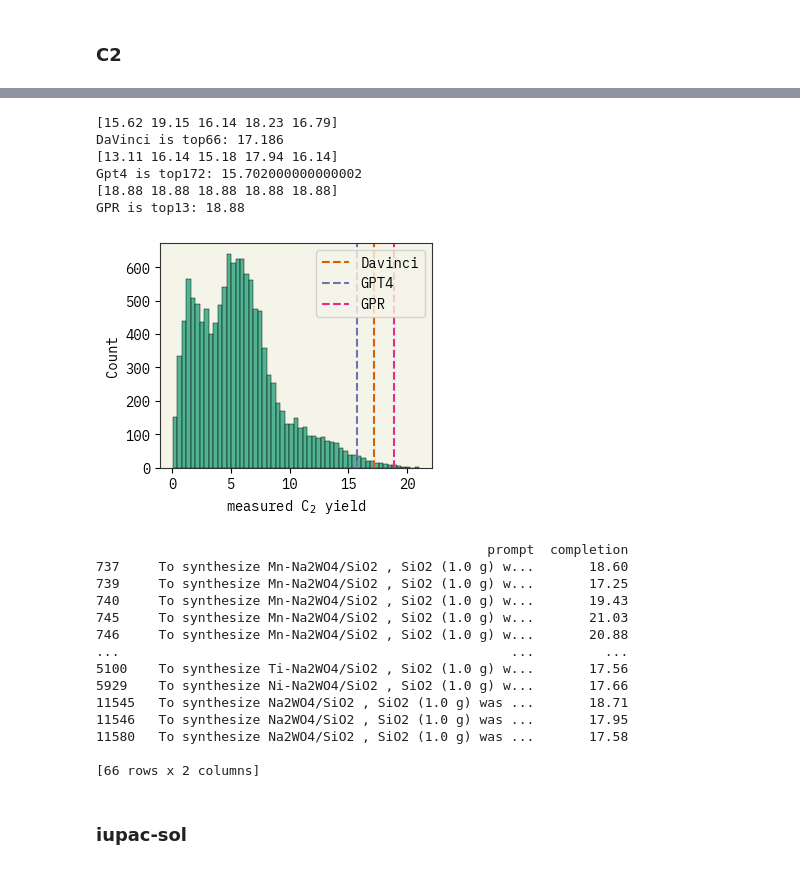
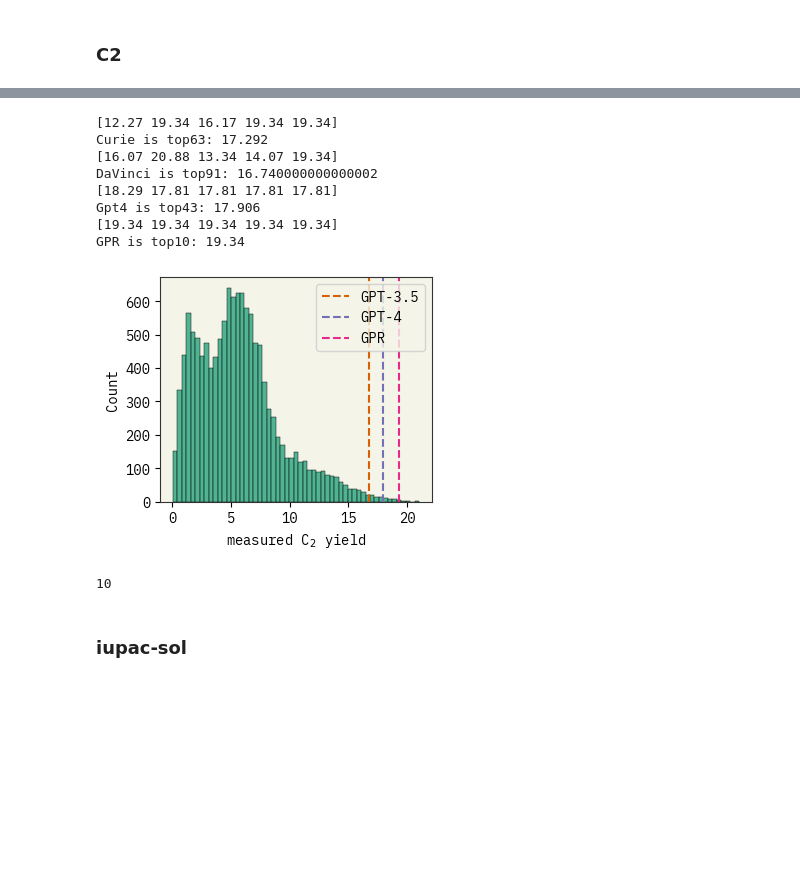
Before and after one commit to ur-whitelab/BO-LIFT, a Jupyter notebook: paper/BO_experiments.ipynb, the cells around one changed output, grey strips where cells are left out. Drawn from its saved outputs; the diff is of its cells as text; code cells hidden in the pictures; blank space fills up the shorter version.

```diff
--- a/paper/BO_experiments.ipynb
+++ b/paper/BO_experiments.ipynb
@@ -344,16 +345,0 @@ plt.show()
-# %%
-pools = [
-    # './out/C2_davinci_fulldataset_new_subpool_16_allrandom_1init.pkl',
-    # './out/C2_davinci_12744_1_16hh.pkl',
-    # './out/C2_davinci_fulldataset_subpool_16_no_random_1_init.pkl',
-    './out/C2_davinci_fulldataset_subpool_16_no_random_newest_seed0_2_init.pkl',
-    # './out/C2_davinci_12744_1_tree.pkl',
-]
-for p in pools:
-    print(p)
-    d = cloudpickle.load(open(p, "rb"))
-    for k in d.keys():
-        for run in d[k][:, :, 0]:
-            print(k, [r[14:r.find(",")] for r in run])
-
-    print()
@@ -378,52 +346,48 @@ probability_of_improvement [' Mn-BaWO4/SiO2 ', ' Mn-Na2WO4/SiC ', ' SiC ', ' BN
 # %%
-d_davinci = cloudpickle.load(open("paper/out/C2_davinci_100.pkl", "rb"))
-print(d_davinci['expected_improvement'][:, -1, 1].astype(float))
-best_davinci = d_davinci['expected_improvement'][:, :, 1].astype(float).mean(axis=0)[-1]
+d_curie = cloudpickle.load(open("./out/C2_curie_12744_1_16nr.pkl", "rb"))
+print(d_curie['expected_improvement'][:, -1, 2].astype(float))
+best_curie = d_curie['expected_improvement'][:, :, 2].astype(float).mean(axis=0)[-1]
+print(f"Curie is top{np.sum(raw_data[y_name] > best_curie)}: {best_curie}")
+
+
+d_davinci = cloudpickle.load(open("./out/C2_davinci2_12744_1_16nr.pkl", "rb"))
+print(d_davinci['expected_improvement'][:, -1, 2].astype(float))
+best_davinci = d_davinci['expected_improvement'][:, :, 2].astype(float).mean(axis=0)[-1]
 print(f"DaVinci is top{np.sum(raw_data[y_name] > best_davinci)}: {best_davinci}")
 
-d_gpt4 = cloudpickle.load(open("paper/out/C2_GPT4_100.pkl", "rb"))
-print(d_gpt4['upper_confidence_bound'][:, -1, 1].astype(float))
-best_gpt4 = d_gpt4['upper_confidence_bound'][:, :, 1].astype(float).mean(axis=0)[-1]
+d_gpt4 = cloudpickle.load(open("./out/ocm_GPT-4_12744_0_s.pkl", "rb"))
+print(d_gpt4['expected_improvement'][:, -1, 2].astype(float))
+best_gpt4 = d_gpt4['expected_improvement'][:, :, 2].astype(float).mean(axis=0)[-1]
 print(f"Gpt4 is top{np.sum(raw_data[y_name] > best_gpt4)}: {best_gpt4}")
 
-d_gpr = cloudpickle.load(open("paper/out/C2_GPR_100.pkl", "rb"))
-print(d_gpr['expected_improvement'][:, -1, 1].astype(float))
-best_gpr = d_gpr['upper_confidence_bound'][:, :, 1].astype(float).mean(axis=0)[-1]
+d_gpr = cloudpickle.load(open("./out/C2_gpr_12744_1_16nr.pkl", "rb"))
+print(d_gpr['expected_improvement'][:, -1, 2].astype(float))
+best_gpr = d_gpr['expected_improvement'][:, :, 2].astype(float).mean(axis=0)[-1]
 print(f"GPR is top{np.sum(raw_data[y_name] > best_gpr)}: {best_gpr}")
 
 sns.histplot(raw_data[y_name])
 # print(np.sum(raw_data[y_name] > best))
 plt.xlabel("measured C$_2$ yield")
-plt.axvline(best_davinci, color='C1', linestyle='--', label="Davinci")
-plt.axvline(best_gpt4, color='C2', linestyle='--', label="GPT4")
+# plt.axvline(best_curie, color='C1', linestyle='--', label="GPT-3")
+plt.axvline(best_davinci, color='C1', linestyle='--', label="GPT-3.5")
+plt.axvline(best_gpt4, color='C2', linestyle='--', label="GPT-4")
 plt.axvline(best_gpr, color='C3', linestyle='--', label="GPR")
 plt.legend()
 plt.savefig(f"figs/hist_C2", dpi=300, bbox_inches='tight')
 plt.show()
 
-print(raw_data[raw_data[y_name] > best_davinci])
+print(len(raw_data[raw_data[y_name] > 19.34]))
 # %% [output]
-[15.62 19.15 16.14 18.23 16.79]
-DaVinci is top66: 17.186
-[13.11 16.14 15.18 17.94 16.14]
-Gpt4 is top172: 15.702000000000002
-[18.88 18.88 18.88 18.88 18.88]
-GPR is top13: 18.88
+[12.27 19.34 16.17 19.34 19.34]
+Curie is top63: 17.292
+[16.07 20.88 13.34 14.07 19.34]
+DaVinci is top91: 16.740000000000002
+[18.29 17.81 17.81 17.81 17.81]
+Gpt4 is top43: 17.906
+[19.34 19.34 19.34 19.34 19.34]
+GPR is top10: 19.34
-[figure, old version]
+[figure, new version]
-                                                  prompt  completion
-737     To synthesize Mn-Na2WO4/SiO2 , SiO2 (1.0 g) w...       18.60
-739     To synthesize Mn-Na2WO4/SiO2 , SiO2 (1.0 g) w...       17.25
-740     To synthesize Mn-Na2WO4/SiO2 , SiO2 (1.0 g) w...       19.43
-745     To synthesize Mn-Na2WO4/SiO2 , SiO2 (1.0 g) w...       21.03
-746     To synthesize Mn-Na2WO4/SiO2 , SiO2 (1.0 g) w...       20.88
-...                                                  ...         ...
-5100    To synthesize Ti-Na2WO4/SiO2 , SiO2 (1.0 g) w...       17.56
-5929    To synthesize Ni-Na2WO4/SiO2 , SiO2 (1.0 g) w...       17.66
-11545   To synthesize Na2WO4/SiO2 , SiO2 (1.0 g) was ...       18.71
-11546   To synthesize Na2WO4/SiO2 , SiO2 (1.0 g) was ...       17.95
-11580   To synthesize Na2WO4/SiO2 , SiO2 (1.0 g) was ...       17.58
-
-[66 rows x 2 columns]
+10
 # %% [markdown]
 ### iupac-sol
 # %%
```
Also changed, not shown: parts of 29 cells of this notebook, 2 other files.
